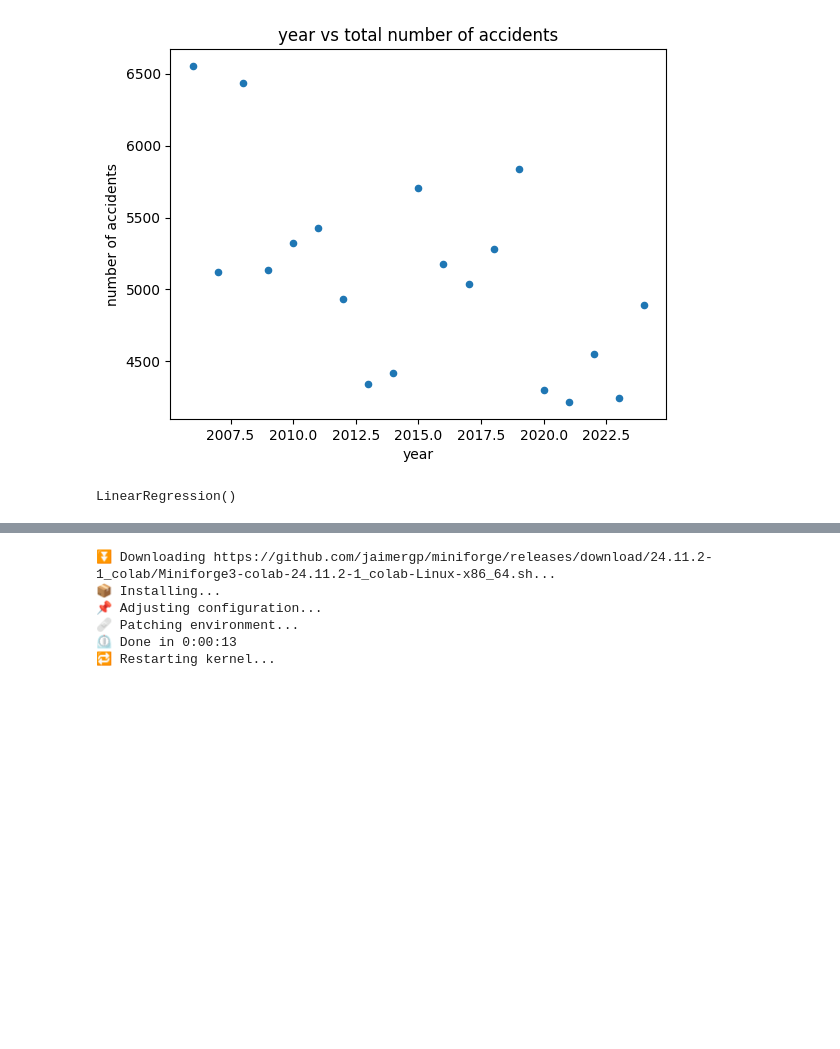
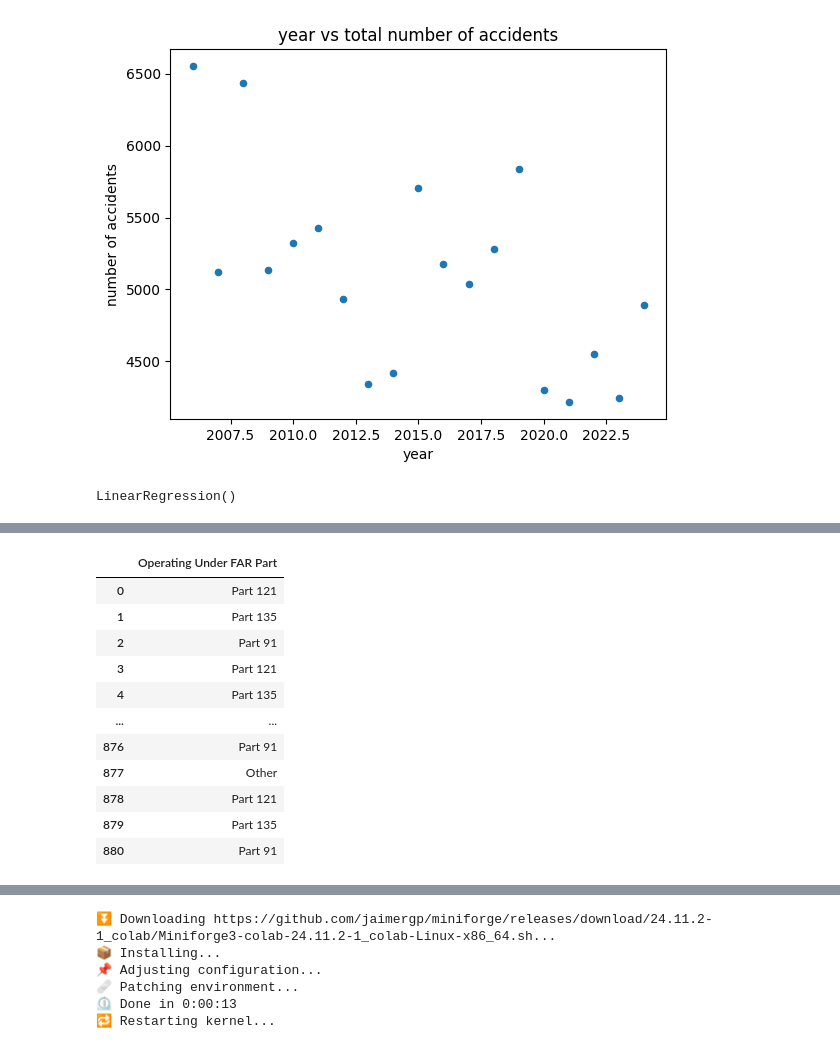
Before and after one commit to terryljh/aviation2, a Jupyter notebook: asrs linear model2.ipynb, the cells around one changed output, grey strips where cells are left out. Cells and saved outputs as stored; diff of their text form; code cells hidden in the pictures; blank space fills up the shorter version.

```diff
--- a/asrs linear model2.ipynb
+++ b/asrs linear model2.ipynb
@@ -424,7 +424,8 @@ Notes:
 [2] The condition number is large, 7.52e+05. This might indicate that there are
 strong multicollinearity or other numerical problems.
 # %%
-#introduce other variables as features, e.g. percentage due to human factors
+#consider correlations percentage due to human factors and year, or FAR parts
+# I think we can only introduce these as categorical variables in the linear model, not percentages
 import statsmodels.api as sm
 
 dfsubset2 = dfsubset[(dfsubset['Date']//100 >= 2006) & (dfsubset['Date']//100 <= 2024)]
@@ -434,50 +435,59 @@ dfsubset2['Month'] = dfsubset2['Date']%100
 
 dfsubset2['Human_Factors'] = dfsubset2['Primary Problem'] == 'Human Factors'
 hf_by_month = dfsubset2.groupby(['Year', 'Month'])['Human_Factors'].mean().reset_index(name='pct_human_factors')
-#hftotal_by_month = dfsubset2.groupby(['Year', 'Month'])['Human_Factors'].mean().reset_index(name='pct_human_factors')
 
-dfsubset2['Aircraft'] = dfsubset2['Primary Problem'] == 'Aircraft'
-aircraft_by_month = dfsubset2.groupby(['Year', 'Month'])['Aircraft'].mean().reset_index(name='pct_Aircraft')
-aircrafttotal_by_month = dfsubset2.groupby(['Year', 'Month'])['Aircraft'].sum().reset_index(name='total_Aircraft')
+#dfsubset2['Operating Under FAR Part'] = dfsubset2['Operating Under FAR Part'].astype(str)
+#dfsubset2['Operating Under FAR Part'] = dfsubset2['Operating Under FAR Part'].apply(
+#    lambda x: '; '.join(sorted(set([part.strip() for part in x.split(';')]))))
+#there are some entries like 121;121 and 91;91, this cleans them to just 121 or 91
 
-#def clean_far_part(value):
-#    if pd.isna(value):
-#        return value
-#    parts = [p.strip() for p in str(value).split(';')]
-#    unique_parts = sorted(set(parts))
-#    return '; '.join(unique_parts)
+def clean_far_part(value):
+    if pd.isna(value):
+        return value
+    parts = [p.strip() for p in str(value).split(';')]
+    unique_parts = sorted(set(parts))
+    return '; '.join(unique_parts)
 
-#dfsubset2['Operating Under FAR Part'] = dfsubset2['Operating Under FAR Part'].apply(clean_far_part)
+dfsubset2['Operating Under FAR Part'] = dfsubset2['Operating Under FAR Part'].apply(clean_far_part)
 
 #def is_unambiguous(value):
 #    if pd.isna(value):
 #        return False
 #    parts = [p.strip() for p in str(value).split(';')]
 #    return len(set(parts)) == 1
-
+#
 #dfsubset2 = dfsubset2[dfsubset2['Operating Under FAR Part'].apply(is_unambiguous)].copy()
 
-#counts = dfsubset2['Operating Under FAR Part'].value_counts()
-#low_freq_labels = counts[counts < 100].index
-#dfsubset2['Operating Under FAR Part'] = dfsubset2['Operating Under FAR Part'].replace(low_freq_labels, 'Other')
+counts = dfsubset2['Operating Under FAR Part'].value_counts()
+low_freq_labels = counts[counts < 1000].index
+dfsubset2['Operating Under FAR Part'] = dfsubset2['Operating Under FAR Part'].replace(low_freq_labels, 'Other')
 
-#dfsubset2['FAR_91'] = dfsubset2['Operating Under FAR Part'] == 'Part 91'
-#far91_by_month = dfsubset2.groupby(['Year', 'Month'])['FAR_91'].mean().reset_index(name='pct_far91')
+dfsubset2['FAR_121'] = dfsubset2['Operating Under FAR Part'] == 'Part 121'
+far_by_month = dfsubset2.groupby(['Year', 'Month'])['FAR_121'].mean().reset_index(name='pct_far121')
+#we don't include this in the model because commerical is the baseline
 
-#dfsubset2['FAR_135'] = dfsubset2['Operating Under FAR Part'] == 'Part 135'
-#far135_by_month = dfsubset2.groupby(['Year', 'Month'])['FAR_135'].mean().reset_index(name='pct_far135')
+dfsubset2['FAR_91'] = dfsubset2['Operating Under FAR Part'] == 'Part 91'
+far91_by_month = dfsubset2.groupby(['Year', 'Month'])['FAR_91'].mean().reset_index(name='pct_far91')
 
-grouped = dfsubset2.groupby(['Year', 'Month']).size().reset_index(name='count')
+dfsubset2['FAR_135'] = dfsubset2['Operating Under FAR Part'] == 'Part 135'
+far135_by_month = dfsubset2.groupby(['Year', 'Month'])['FAR_135'].mean().reset_index(name='pct_far135')
 
-grouped = grouped.merge(hf_by_month, on=['Year', 'Month']).merge(aircraft_by_month, on=['Year', 'Month']).merge(aircrafttotal_by_month, on=['Year', 'Month'])
-grouped['Month'] = grouped['Month'].astype(int)
+#dfsubset2['OTHER_FAR'] = dfsubset2['Operating Under FAR Part'].isin(['Part 129', 'Part 107', 'Other'])
+#pct_other_by_month = dfsubset2.groupby(['Year', 'Month'])['OTHER_FAR'].mean().reset_index(name='pct_other')
+
+grouped = dfsubset2.groupby(['Year', 'Month','Operating Under FAR Part']).size().reset_index(name='count')
+
+#model_df = grouped.merge(hf_by_month, on=['Year', 'Month']).merge(far91_by_month, on=['Year', 'Month']).merge(far135_by_month, on=['Year', 'Month']).merge(pct_other_by_month, on=['Year', 'Month']).merge(far_by_month, on=['Year', 'Month'])
+#model_df['Month'] = model_df['Month'].astype(int)
 
 month_dummies = pd.get_dummies(grouped['Month'], prefix='Month', drop_first=True)
+far_dummies = pd.get_dummies(grouped['Operating Under FAR Part'], prefix='Part', drop_first=False)
+far_dummies = far_dummies.drop(columns=['Part_Part 121'])
 
-grouped['Year'] = pd.to_numeric(grouped['Year'], errors='coerce')
+grouped['Year'] = pd.to_numeric(model_df['Year'], errors='coerce')
 
-X = pd.concat([grouped[['Year','pct_human_factors'
-                         ]].astype(float), month_dummies.astype(float)], axis=1)
+X = pd.concat([grouped[['Year'#,'pct_human_factors', 'pct_far91', 'pct_far135','pct_other'
+                         ]].astype(float), month_dummies.astype(float),far_dummies.astype(float)], axis=1)
 y = grouped['count'].astype(float)
 
 X = X.apply(pd.to_numeric, errors='coerce').dropna()
@@ -491,17 +501,7 @@ X_train = sm.add_constant(X_train, prepend=False)
 
 monthmodel2 = sm.OLS(y_train, X_train).fit()
 print(monthmodel2.summary())
-print(grouped[['Year','pct_human_factors', 'pct_Aircraft','total_Aircraft']].corr())
-dfsubset2['Primary Problem'].value_counts()[lambda x: x >= 100]
-dfsubset2['Operating Under FAR Part'].value_counts()[lambda x: x >= 10]
-
-from scipy.stats import pearsonr
-r, p = pearsonr(grouped['Year'].values, grouped['pct_human_factors'].values)
-print(f"Correlation: {r}, p-value: {p}")
-r, p = pearsonr(grouped['Year'].values, grouped['pct_Aircraft'].values)
-print(f"Correlation: {r}, p-value: {p}")
-r, p = pearsonr(grouped['Year'].values, grouped['total_Aircraft'].values)
-print(f"Correlation: {r}, p-value: {p}")
+grouped['Operating Under FAR Part']
 # %% [output]
                             OLS Regression Results
 ==============================================================================
@@ -522,0 +523,12 @@ Correlation: -0.11541116356553727, p-value: 0.0820510723058071
+|  | Operating Under FAR Part |
+| 0 | Part 121 |
+| 1 | Part 135 |
+| 2 | Part 91 |
+| 3 | Part 121 |
+| 4 | Part 135 |
+| ... | ... |
+| 876 | Part 91 |
+| 877 | Other |
+| 878 | Part 121 |
+| 879 | Part 135 |
+| 880 | Part 91 |
```
Also changed, not shown: parts of 5 cells of this notebook.
